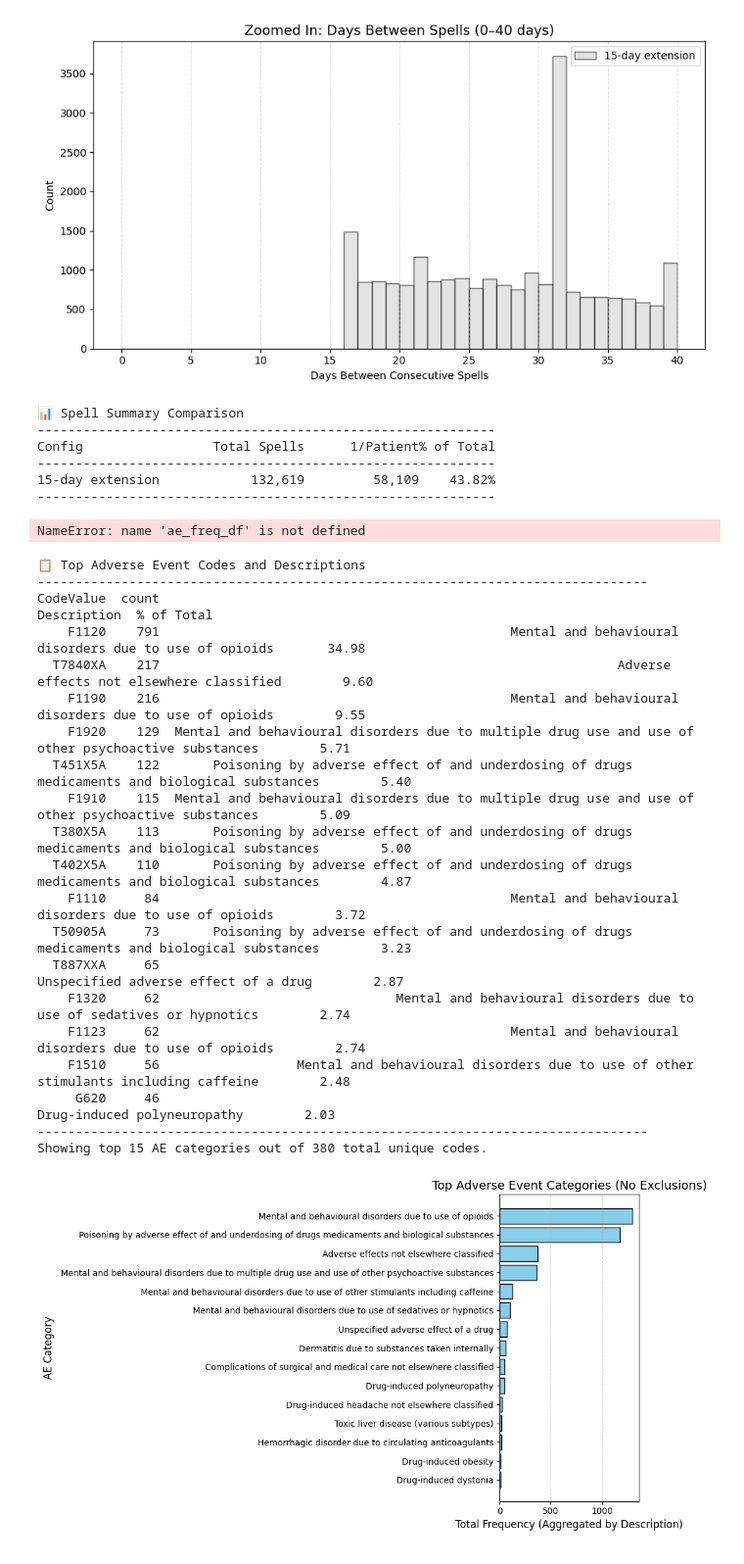
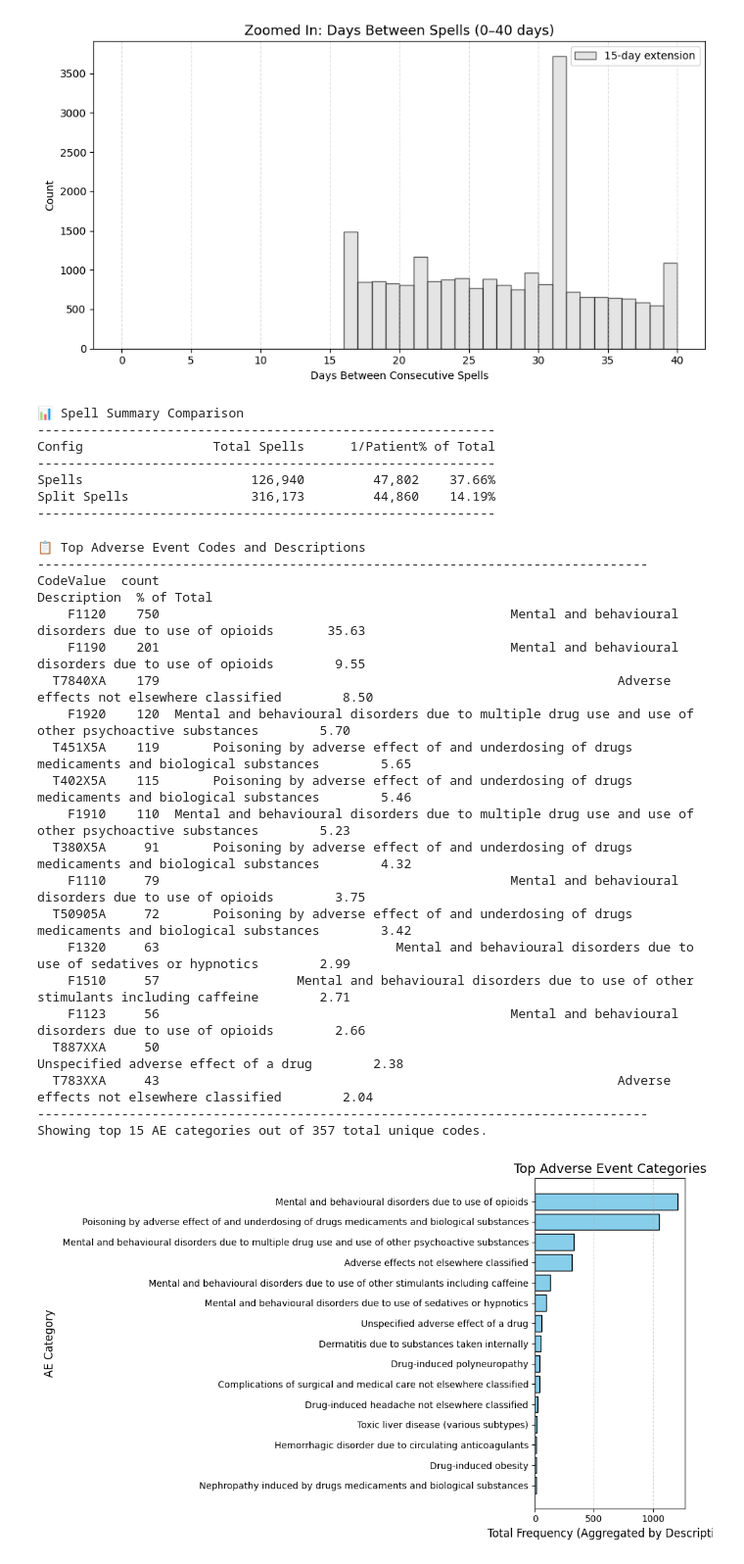
Before and after one commit to beni-1414/bmif204_claims_project, a Jupyter notebook: exploration_final.ipynb, the cells around one changed output. Shown at 98% size. Saved outputs shown, nothing was run; the diff lists cells and outputs as text; code cells hidden in the pictures.

Commit message:
feat: add plots based on final data

```diff
--- a/exploration_final.ipynb
+++ b/exploration_final.ipynb
@@ -23,8 +23,13 @@ if opioid_flag:
     output_suffix = "_opioid" + output_suffix
 spells = pd.read_parquet(base / f"spells_with_labels{output_suffix}.parquet")
 split_spells = pd.read_parquet(base / f"split_spells{output_suffix}.parquet")
+
+# Filter out rows with len(drug_combo) < 3
+split_spells = split_spells[split_spells["drug_combo"].map(len) >= 3]
+
 # rx_fills = pd.read_parquet(base / f"rx_fills{input_suffix}.parquet")
 demographics = pd.read_parquet(base / f"demographics{input_suffix}.parquet")
+comorbidities = pd.read_parquet(base / f"icd10_codes_from_spells{output_suffix}_clustered.parquet")
 try:
     drug_changes = pd.read_parquet(base / f"drug_changes{output_suffix}.parquet")
 except FileNotFoundError:
@@ -94,22 +99,25 @@ Version   |   Mean   Median   Std   Min   Max   Count
 [figure]
 [figure]
 # %%
-# --- 🧮 Spell summary comparison (15 vs 21 day extensions) ---
+# --- 🧮 Spell summary comparison Split vs non-split---
 
-def summarize_spells(label, df):
+def summarize_spells(df):
     """Get spell summary statistics."""
     total = len(df)
     one_per = len(df.drop_duplicates(subset=["MemberUID"], keep="first"))
     return total, one_per, one_per / total * 100
 
 # Summaries
-total, one, pct = summarize_spells("15-day", spells)
+total, one, pct = summarize_spells(spells)
+total_split, one_split, pct_split = summarize_spells(split_spells)
+
 
 print("📊 Spell Summary Comparison")
 print("-" * 60)
 print(f"{'Config':<20}{'Total Spells':>15}{'1/Patient':>15}{'% of Total':>10}")
 print("-" * 60)
-print(f"{'15-day extension':<20}{total:>15,}{one:>15,}{pct:>9.2f}%")
+print(f"{'Spells':<20}{total:>15,}{one:>15,}{pct:>9.2f}%")
+print(f"{'Split Spells':<20}{total_split:>15,}{one_split:>15,}{pct_split:>9.2f}%")
 print("-" * 60)
 
 # Keep only the one-per-patient spells for further analysis
@@ -119,17 +127,14 @@ print("-" * 60)
 ------------------------------------------------------------
 Config                 Total Spells      1/Patient% of Total
 ------------------------------------------------------------
-15-day extension            132,619         58,109    43.82%
+Spells                      126,940         47,802    37.66%
+Split Spells                316,173         44,860    14.19%
 ------------------------------------------------------------
-# %%
-ae_freq_df.head()
-# %% [output]
-NameError: name 'ae_freq_df' is not defined
 # %%
 # --- ⚙️ Flatten AE codes across all AE spells ---
 # If 'first_ae_code' doesn’t exist, replace it with your AE column (e.g. 'ae_codes')
 ae_freq_df = (
-    spells["first_ae_code"]
+    split_spells[split_spells["had_ae"]]["first_ae_code"]
     .value_counts()
     .reset_index()
     .rename(columns={"first_ae_code": "CodeValue"})
@@ -163,50 +168,52 @@ print("-" * 80)
 print(f"Showing top {top_n} AE categories out of {len(ae_freq_df):,} total unique codes.\n")
 
 # --- 🔢 Aggregate by Description for visualization ---
 agg_by_desc = (
     ae_freq_df.groupby("Description", as_index=False)["count"]
     .sum()
     .sort_values("count", ascending=False)
 )
 
 # Take top N descriptions for plotting
 top_desc = agg_by_desc.head(top_n)
 
 # --- 🎨 Visualization ---
 plt.figure(figsize=(10, 6))
 plt.barh(top_desc["Description"], top_desc["count"], color="skyblue", edgecolor="black")
 plt.gca().invert_yaxis()  # Highest on top
-plt.title("Top Adverse Event Categories (No Exclusions)", fontsize=14)
+plt.title("Top Adverse Event Categories", fontsize=14)
 plt.xlabel("Total Frequency (Aggregated by Description)", fontsize=12)
 plt.ylabel("AE Category", fontsize=12)
 plt.grid(axis="x", linestyle="--", alpha=0.5)
 plt.tight_layout()
 plt.show()
 
 # --- 🧮 Print small summary of aggregation ---
 print("\n🧮 Aggregated AE Category Counts (for plot)")
 print(top_desc.to_string(index=False))
+
+print("Total Adverse Events Counted:", ae_freq_df["count"].sum())
 # %% [output]
 📋 Top Adverse Event Codes and Descriptions
 --------------------------------------------------------------------------------
 CodeValue  count                                                                                         Description  % of Total
-    F1120    791                                              Mental and behavioural disorders due to use of opioids       34.98
-  T7840XA    217                                                            Adverse effects not elsewhere classified        9.60
-    F1190    216                                              Mental and behavioural disorders due to use of opioids        9.55
-    F1920    129  Mental and behavioural disorders due to multiple drug use and use of other psychoactive substances        5.71
-  T451X5A    122       Poisoning by adverse effect of and underdosing of drugs medicaments and biological substances        5.40
-    F1910    115  Mental and behavioural disorders due to multiple drug use and use of other psychoactive substances        5.09
-  T380X5A    113       Poisoning by adverse effect of and underdosing of drugs medicaments and biological substances        5.00
-  T402X5A    110       Poisoning by adverse effect of and underdosing of drugs medicaments and biological substances        4.87
-    F1110     84                                              Mental and behavioural disorders due to use of opioids        3.72
-  T50905A     73       Poisoning by adverse effect of and underdosing of drugs medicaments and biological substances        3.23
-  T887XXA     65                                                                Unspecified adverse effect of a drug        2.87
-    F1320     62                               Mental and behavioural disorders due to use of sedatives or hypnotics        2.74
-    F1123     62                                              Mental and behavioural disorders due to use of opioids        2.74
-    F1510     56                  Mental and behavioural disorders due to use of other stimulants including caffeine        2.48
-     G620     46                                                                         Drug-induced polyneuropathy        2.03
+    F1120    750                                              Mental and behavioural disorders due to use of opioids       35.63
+    F1190    201                                              Mental and behavioural disorders due to use of opioids        9.55
+  T7840XA    179                                                            Adverse effects not elsewhere classified        8.50
+    F1920    120  Mental and behavioural disorders due to multiple drug use and use of other psychoactive substances        5.70
+  T451X5A    119       Poisoning by adverse effect of and underdosing of drugs medicaments and biological substances        5.65
+  T402X5A    115       Poisoning by adverse effect of and underdosing of drugs medicaments and biological substances        5.46
+    F1910    110  Mental and behavioural disorders due to multiple drug use and use of other psychoactive substances        5.23
+  T380X5A     91       Poisoning by adverse effect of and underdosing of drugs medicaments and biological substances        4.32
+    F1110     79                                              Mental and behavioural disorders due to use of opioids        3.75
+  T50905A     72       Poisoning by adverse effect of and underdosing of drugs medicaments and biological substances        3.42
+    F1320     63                               Mental and behavioural disorders due to use of sedatives or hypnotics        2.99
+    F1510     57                  Mental and behavioural disorders due to use of other stimulants including caffeine        2.71
+    F1123     56                                              Mental and behavioural disorders due to use of opioids        2.66
+  T887XXA     50                                                                Unspecified adverse effect of a drug        2.38
+  T783XXA     43                                                            Adverse effects not elsewhere classified        2.04
 --------------------------------------------------------------------------------
-Showing top 15 AE categories out of 380 total unique codes.
+Showing top 15 AE categories out of 357 total unique codes.
-[figure, old version]
+[figure, new version]
 🧮 Aggregated AE Category Counts (for plot)
                                                                                         Description  count
```
Also changed, not shown: parts of 11 cells of this notebook.
